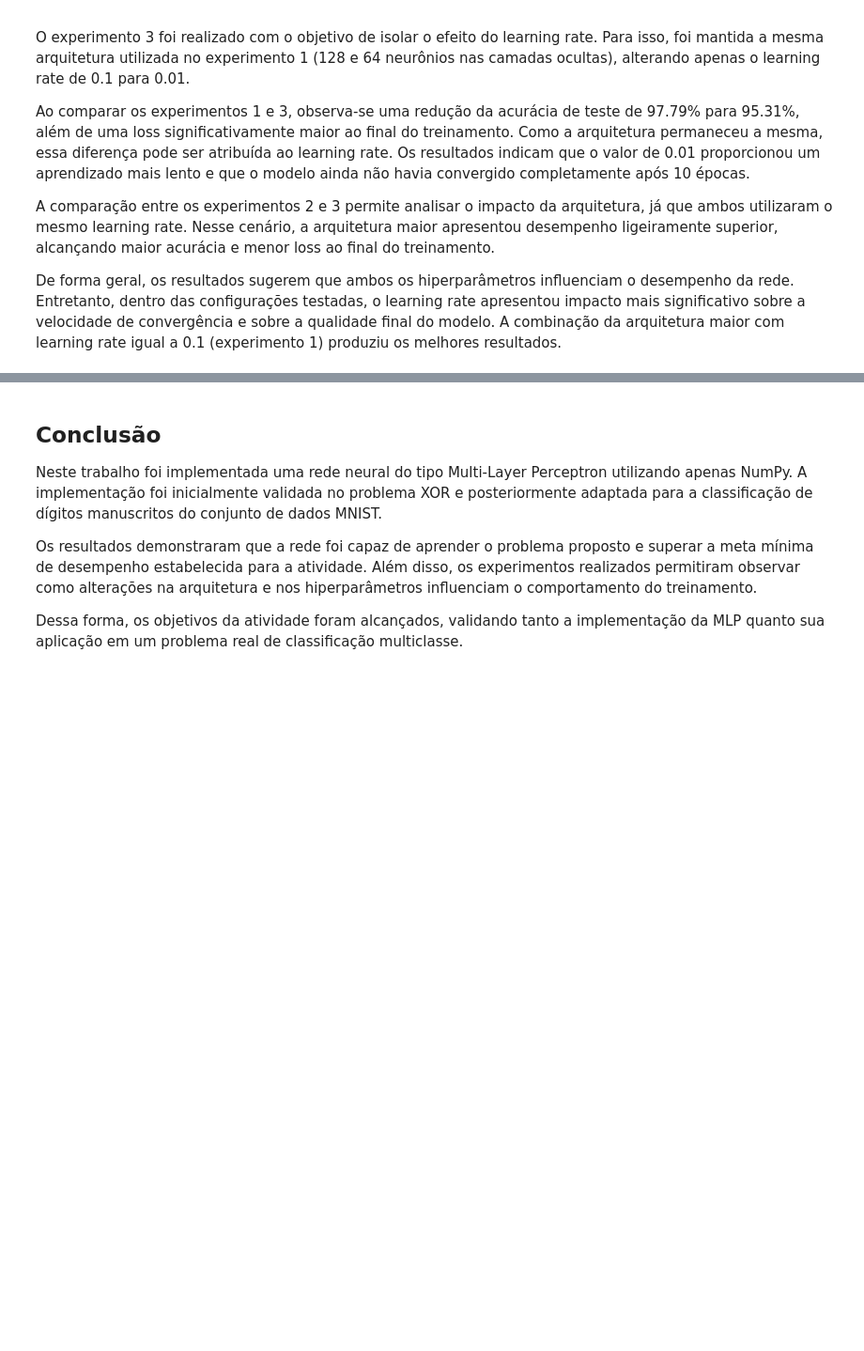
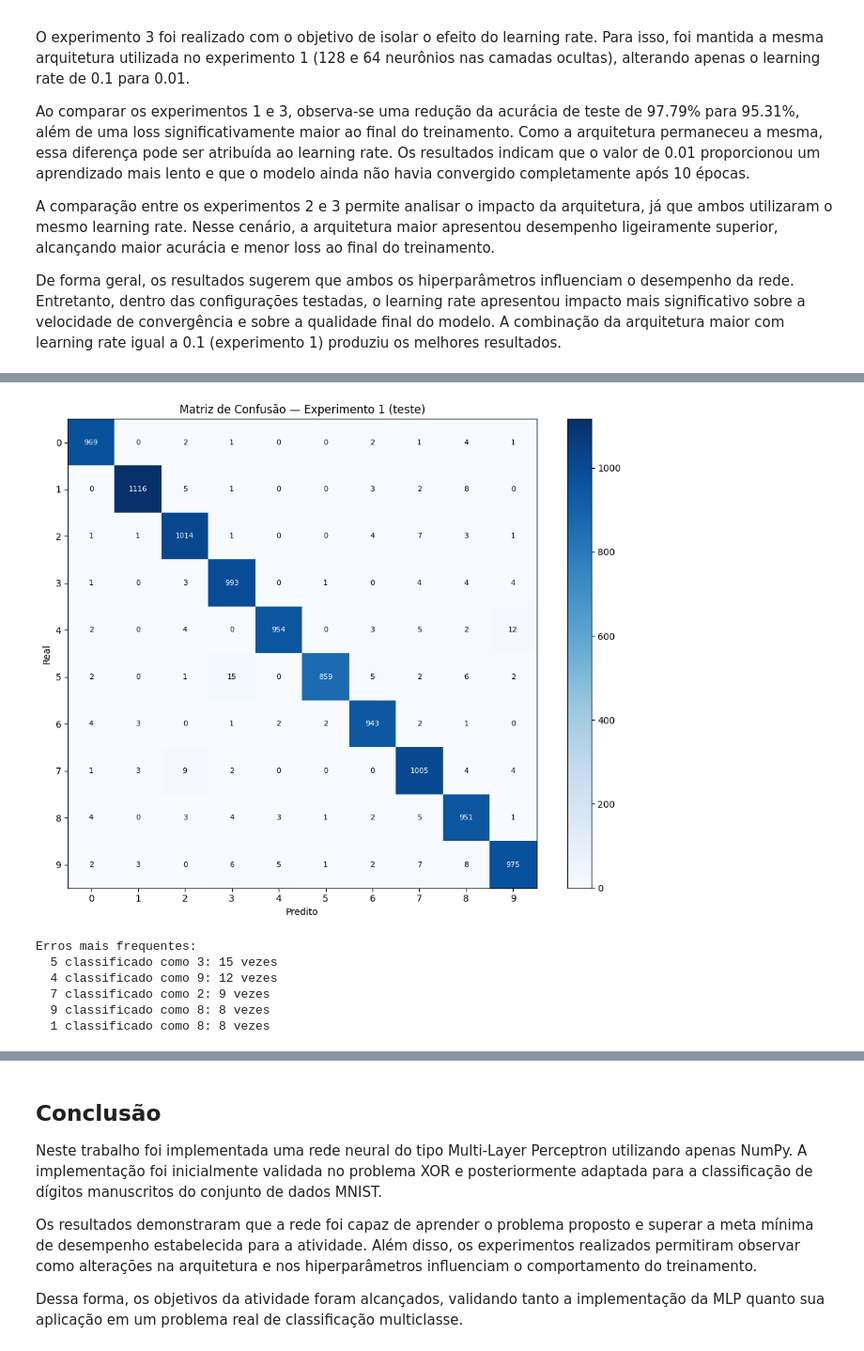
Before and after one commit to stefannevictoria/mlp, a Jupyter notebook: notebooks/experimentos.ipynb, the cells around one changed output, grey strips where cells are left out. Shown at 94% size. Cells and saved outputs as stored; diff of their text form; code cells hidden in the pictures; blank space fills up the shorter version.

Commit message:
feat: adiciona gradient check e matrix de confusao

```diff
--- a/notebooks/experimentos.ipynb
+++ b/notebooks/experimentos.ipynb
@@ -648,0 +721,51 @@ De forma geral, os resultados sugerem que ambos os hiperparâmetros influenciam
+# %%
+# Usa o modelo do experimento 1 (melhor resultado)
+a3_final, _ = forward_mnist(X_test_flat, params)
+preds_final = np.argmax(a3_final, axis=1)
+
+# Monta a matriz manualmente
+conf_matrix = np.zeros((10, 10), dtype=int)
+for real, pred in zip(y_test, preds_final):
+    conf_matrix[real][pred] += 1
+
+# Plot
+fig, ax = plt.subplots(figsize=(10, 8))
+im = ax.imshow(conf_matrix, cmap='Blues')
+plt.colorbar(im)
+
+ax.set_xticks(range(10))
+ax.set_yticks(range(10))
+ax.set_xlabel("Predito")
+ax.set_ylabel("Real")
+ax.set_title("Matriz de Confusão — Experimento 1 (teste)")
+
+# Adiciona os números em cada célula
+for i in range(10):
+    for j in range(10):
+        valor = conf_matrix[i][j]
+        cor = "white" if valor > 500 else "black"
+        ax.text(j, i, str(valor), ha='center', va='center',
+                fontsize=8, color=cor)
+
+plt.tight_layout()
+plt.savefig("../results/confusion_matrix.png", dpi=150)
+plt.show()
+
+# Erros mais comuns
+print("Erros mais frequentes:")
+erros = []
+for i in range(10):
+    for j in range(10):
+        if i != j and conf_matrix[i][j] > 0:
+            erros.append((conf_matrix[i][j], i, j))
+
+for qtd, real, pred in sorted(erros, reverse=True)[:5]:
+    print(f"  {real} classificado como {pred}: {qtd} vezes")
+# %% [output]
+[figure, added]
+Erros mais frequentes:
+  5 classificado como 3: 15 vezes
+  4 classificado como 9: 12 vezes
+  7 classificado como 2: 9 vezes
+  9 classificado como 8: 8 vezes
+  1 classificado como 8: 8 vezes
```
Also changed, not shown: parts of 6 cells of this notebook, 2 other files.
